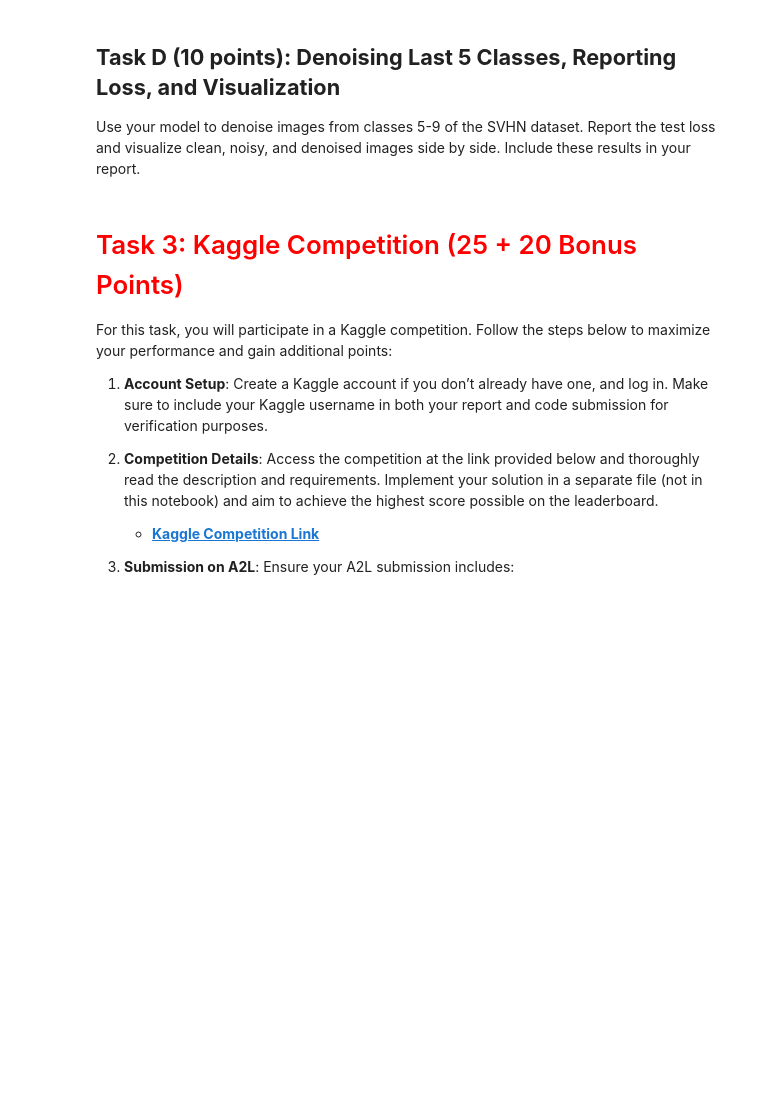
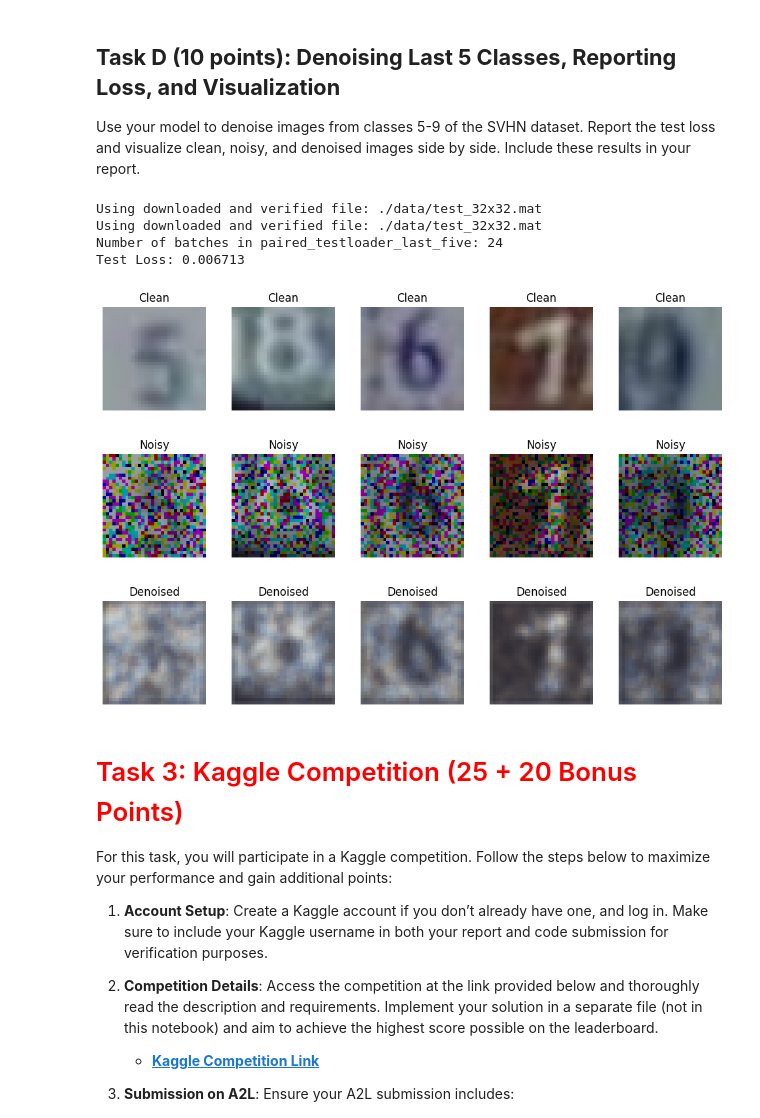
Before and after one commit to ak-hannou/compsci-4ml3, a Jupyter notebook: F24_4ML3_Assignment_4.ipynb, the cells around one changed output. Saved outputs shown, nothing was run; the diff lists cells and outputs as text; code cells hidden in the pictures; blank space fills up the shorter version.

```diff
--- a/F24_4ML3_Assignment_4.ipynb
+++ b/F24_4ML3_Assignment_4.ipynb
@@ -652,11 +701,12 @@ Use your model to denoise images from classes 5-9 of the SVHN dataset. Report th
     ########################
     ########################
 
+paired_testloader_last_five = create_paired_dataloader(classes=[5,6,7,8,9], num_samples=num_samples, batch_size=batch_size, drop_prob=drop_rate, split='test')
 
 print(f'Number of batches in paired_testloader_last_five: {len(paired_testloader_last_five)}')
 
-
-
+test_loss_epoch = evaluate(paired_testloader_last_five, model, criterion, device)
+print(f'Test Loss: {test_loss_epoch:.6f}')
 # Evaluate model on the last 5 classes test set and report loss
 
     ########################
@@ -664,18 +714,37 @@ print(f'Number of batches in paired_testloader_last_five: {len(paired_testloader
     #### YOUR CODE HERE ####
     ########################
     ########################
+# %% [output]
+Using downloaded and verified file: ./data/test_32x32.mat
+Using downloaded and verified file: ./data/test_32x32.mat
+Number of batches in paired_testloader_last_five: 24
+Test Loss: 0.006713
 # %%
 # Visualize clean, noisy, and denoised images on last 5 classes
     ########################
     ########################
     #### YOUR CODE HERE ####
     ########################
     ########################
+# Display clean, noisy, and denoised images
+model.eval()
+clean_images, noisy_images = next(iter(paired_testloader_last_five))
+noisy_images = noisy_images.to(device)
+clean_images = clean_images.to(device)
+with torch.no_grad():
+    denoised_images = model(noisy_images)
+noisy_images = noisy_images.cpu()
+clean_images = clean_images.cpu()
+denoised_images = denoised_images.cpu()
 
-# Display clean, noisy, and denoised images
+
 show_images_grid2(clean_images[:5].detach(), title="Clean", cols=5)
 show_images_grid2(noisy_images[:5].detach(), title="Noisy", cols=5)
 show_images_grid2(denoised_images, title="Denoised", cols=5)
+# %% [output]
+[figure, added]
+[figure, added]
+[figure, added]
 # %% [markdown]
 # <font color="red"> Task 3: Kaggle Competition (25 + 20 Bonus Points) </font>
 
```
Also changed, not shown: parts of 14 cells of this notebook.
